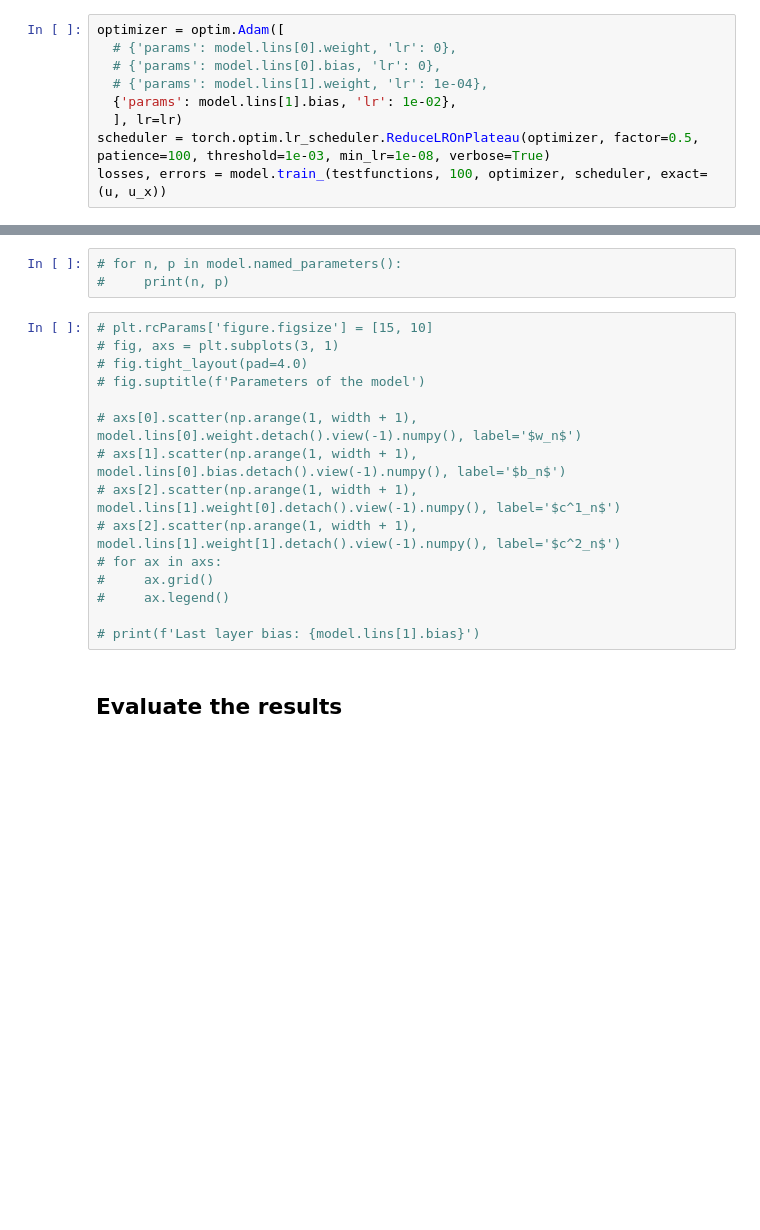
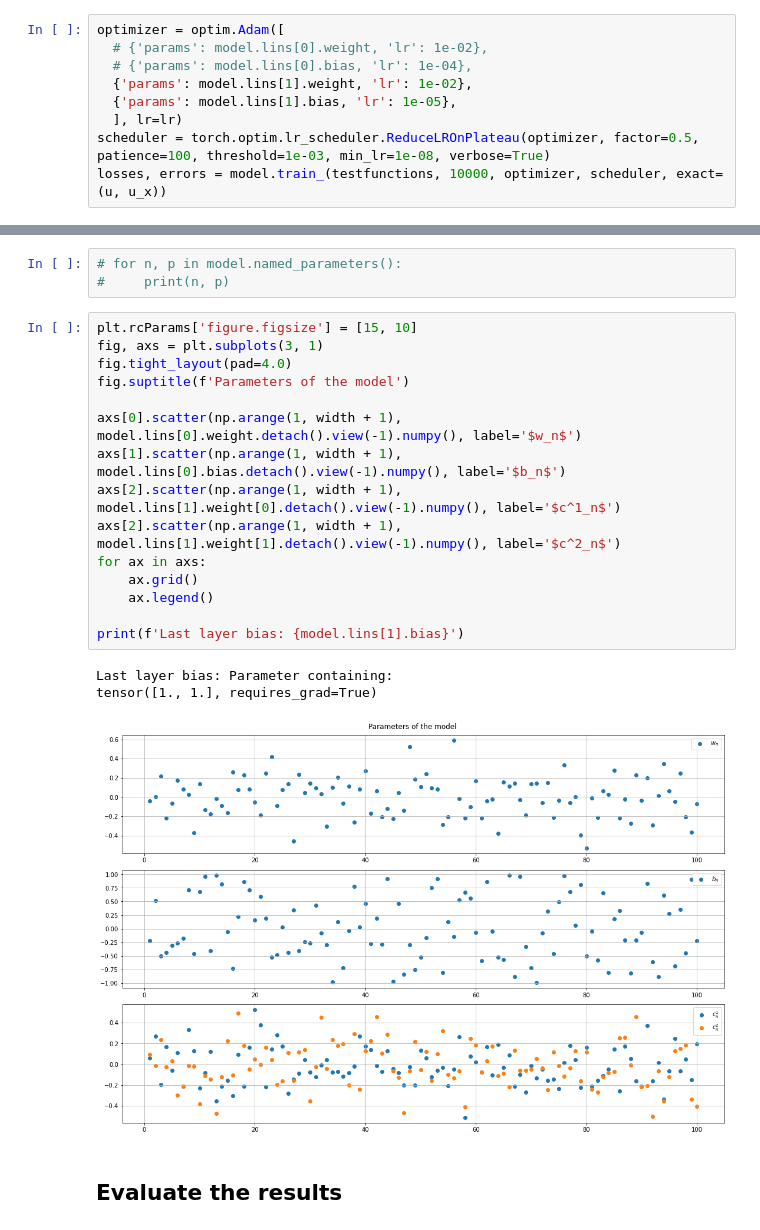
Before and after one commit to sprmsv/Helmholtz-VPINNs, a Jupyter notebook: src/VPINN_Validation.ipynb, the cells around one changed output, grey strips where cells are left out. Saved outputs shown, nothing was run; the diff lists cells and outputs as text; blank space fills up the shorter version.

```diff
--- a/src/VPINN_Validation.ipynb
+++ b/src/VPINN_Validation.ipynb
@@ -80,11 +133,11 @@ model.lins[1].bias = nn.Parameter(torch.tensor([u(a).real, u(a).imag]).float())
 ### Custom training
 # %%
 optimizer = optim.Adam([
-  # {'params': model.lins[0].weight, 'lr': 0},
-  # {'params': model.lins[0].bias, 'lr': 0},
-  # {'params': model.lins[1].weight, 'lr': 1e-04},
-  {'params': model.lins[1].bias, 'lr': 1e-02},
+  # {'params': model.lins[0].weight, 'lr': 1e-02},
+  # {'params': model.lins[0].bias, 'lr': 1e-04},
+  {'params': model.lins[1].weight, 'lr': 1e-02},
+  {'params': model.lins[1].bias, 'lr': 1e-05},
   ], lr=lr)
 scheduler = torch.optim.lr_scheduler.ReduceLROnPlateau(optimizer, factor=0.5, patience=100, threshold=1e-03, min_lr=1e-08, verbose=True)
-losses, errors = model.train_(testfunctions, 100, optimizer, scheduler, exact=(u, u_x))
+losses, errors = model.train_(testfunctions, 10000, optimizer, scheduler, exact=(u, u_x))
 # %% [output]
@@ -96,20 +165,24 @@ Epoch 000100 / 100: loss = 1.116e+01, H1-error = 5.249e+01
 # for n, p in model.named_parameters():
 #     print(n, p)
 # %%
-# plt.rcParams['figure.figsize'] = [15, 10]
-# fig, axs = plt.subplots(3, 1)
-# fig.tight_layout(pad=4.0)
-# fig.suptitle(f'Parameters of the model')
+plt.rcParams['figure.figsize'] = [15, 10]
+fig, axs = plt.subplots(3, 1)
+fig.tight_layout(pad=4.0)
+fig.suptitle(f'Parameters of the model')
 
-# axs[0].scatter(np.arange(1, width + 1), model.lins[0].weight.detach().view(-1).numpy(), label='$w_n$')
-# axs[1].scatter(np.arange(1, width + 1), model.lins[0].bias.detach().view(-1).numpy(), label='$b_n$')
-# axs[2].scatter(np.arange(1, width + 1), model.lins[1].weight[0].detach().view(-1).numpy(), label='$c^1_n$')
-# axs[2].scatter(np.arange(1, width + 1), model.lins[1].weight[1].detach().view(-1).numpy(), label='$c^2_n$')
-# for ax in axs:
-#     ax.grid()
-#     ax.legend()
+axs[0].scatter(np.arange(1, width + 1), model.lins[0].weight.detach().view(-1).numpy(), label='$w_n$')
+axs[1].scatter(np.arange(1, width + 1), model.lins[0].bias.detach().view(-1).numpy(), label='$b_n$')
+axs[2].scatter(np.arange(1, width + 1), model.lins[1].weight[0].detach().view(-1).numpy(), label='$c^1_n$')
+axs[2].scatter(np.arange(1, width + 1), model.lins[1].weight[1].detach().view(-1).numpy(), label='$c^2_n$')
+for ax in axs:
+    ax.grid()
+    ax.legend()
 
-# print(f'Last layer bias: {model.lins[1].bias}')
+print(f'Last layer bias: {model.lins[1].bias}')
+# %% [output]
+Last layer bias: Parameter containing:
+tensor([1., 1.], requires_grad=True)
+[figure, added]
 # %% [markdown]
 ## Evaluate the results
 # %%
```
Also changed, not shown: parts of 11 cells of this notebook, 2 other files.
